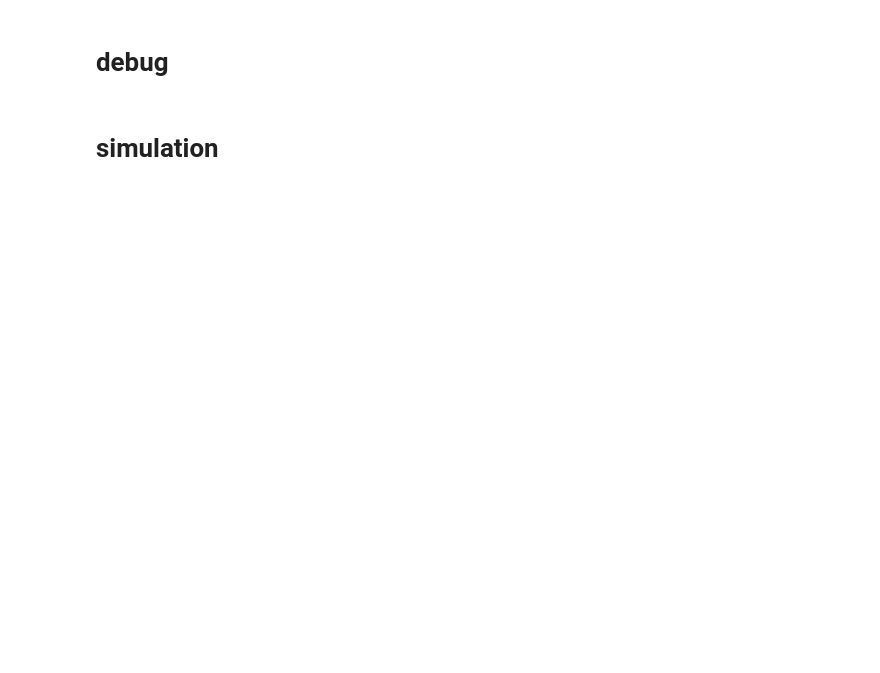
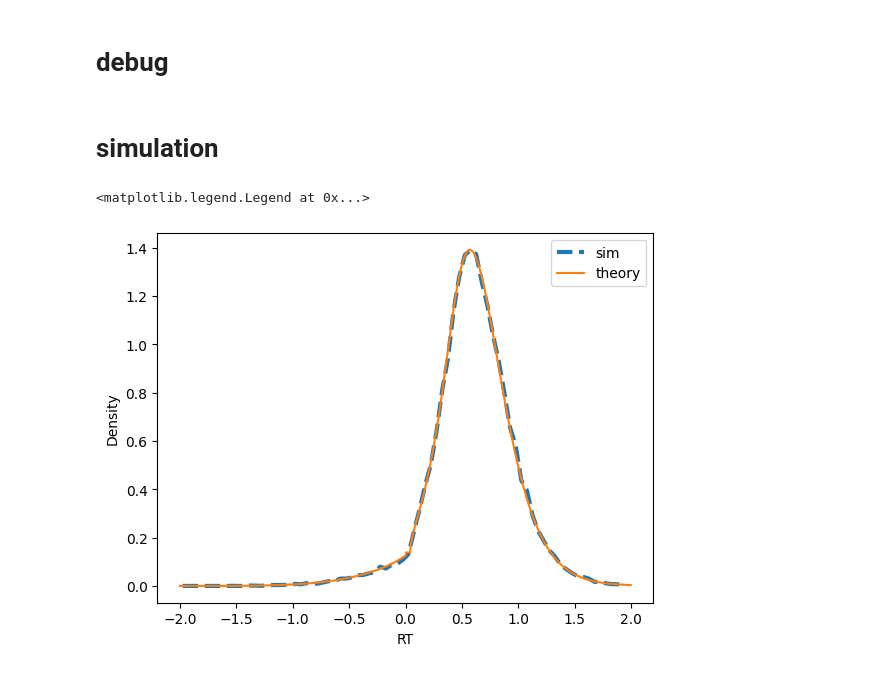
Before and after one commit to rakaar/ddm_data, a Jupyter notebook: fitting_aborts/post_LED_drift_and_motor_fit_VBMC.ipynb, the cells around one changed output. Cells and saved outputs as stored; diff of their text form; code cells hidden in the pictures; blank space fills up the shorter version.

```diff
--- a/fitting_aborts/post_LED_drift_and_motor_fit_VBMC.ipynb
+++ b/fitting_aborts/post_LED_drift_and_motor_fit_VBMC.ipynb
@@ -476,7 +562,7 @@ t_pts = np.arange(-2, 2, 0.005)
 P_A_samples = np.zeros((N_theory, len(t_pts)))
 for i in tqdm(range(N_theory)):
     _, t_LED = sim_rts[i]
-    P_A_samp = PA_with_LEDON_2_VEC_DEBUG(t_pts + t_LED, v1, v2, theta_A, 0, t_LED, delta_i, delta_m)
+    P_A_samp = PA_with_LEDON_2_VEC(t_pts + t_LED, v1, v2, theta_A, 0, t_LED, delta_i, delta_m)
     # P_A_samp = [PA_with_LEDON_2_SCALAR_DEBUG(t + t_LED, v1, v2, theta_A, 0, t_LED, delta_i, delta_m) for t in t_pts]
     P_A_samples[i, :] = P_A_samp
 
@@ -484,12 +570,15 @@ P_A_samp_mean = np.mean(P_A_samples, axis=0)
 # %%
 sim_rt_wrt_led = np.array([rt - t_LED for rt, t_LED in sim_rts])
 bins = np.arange(-2, 2, 0.05)
 sim_hist, _ = np.histogram(sim_rt_wrt_led, bins=bins, density=True)
 bin_centers = (bins[1:] + bins[:-1]) / 2
-plt.plot(bin_centers, sim_hist, label='sim')
+plt.plot(bin_centers, sim_hist, label='sim', ls='--', lw=3)
 plt.plot(t_pts, P_A_samp_mean, label='theory')
 plt.xlabel('RT')
 plt.ylabel('Density')
 plt.legend()
+# %% [output]
+<matplotlib.legend.Legend at 0x...>
+[figure, added]
 # %%
 np.clip(2, 1e-6, None)
```
Also changed, not shown: parts of 15 cells of this notebook, 8 other files.
